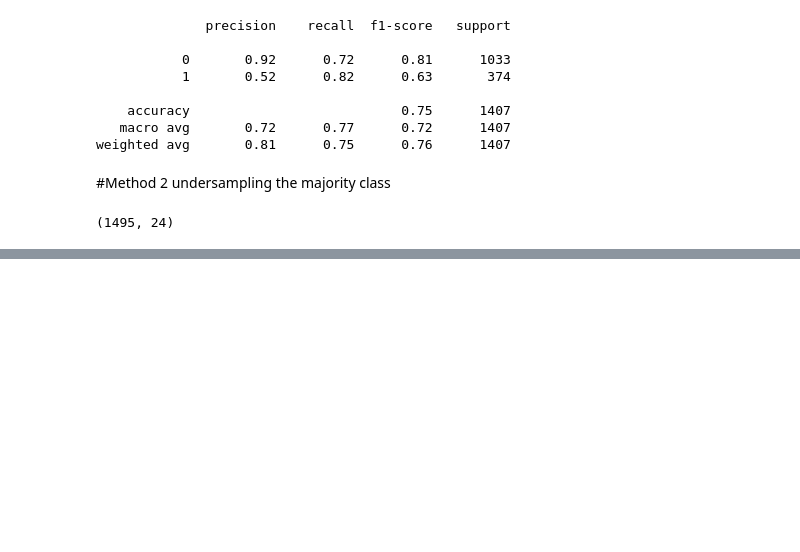
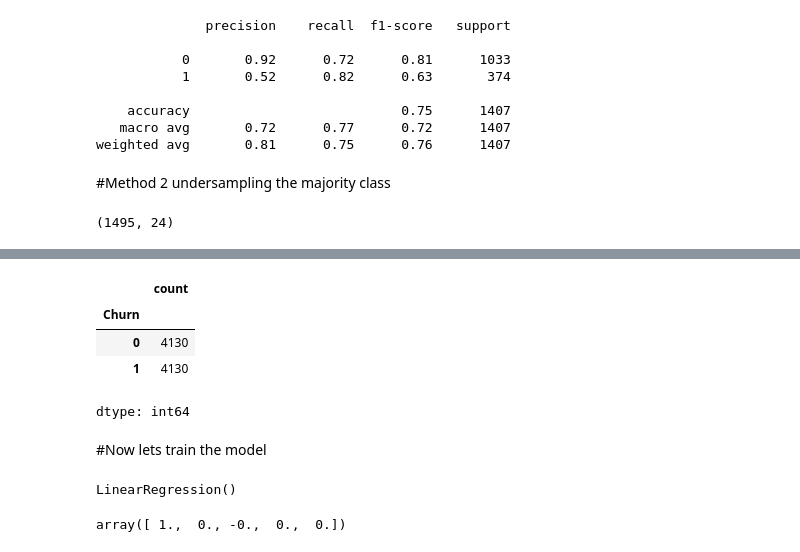
Before and after one commit to babatundeibukun/DEEP-LEARNING-PROJECT---COMPUTER, a Jupyter notebook: final_exercise_handling_imbalance.ipynb, the cells around one changed output, grey strips where cells are left out. Drawn from its saved outputs; the diff is of its cells as text; code cells hidden in the pictures; blank space fills up the shorter version.

```diff
--- a/final_exercise_handling_imbalance.ipynb
+++ b/final_exercise_handling_imbalance.ipynb
@@ -560,0 +613,3 @@ df_train_1 = pd.conca
+# %%
+y = df1['Churn']
+y.head()
@@ -560,0 +624,7 @@ df_train_1 = pd.conca
+# %%
+from sklearn.model_selection import train_test_split
+
+X_train, X_test, y_train, y_test = train_test_split(X, y, test_size = 0.2, random_state = 234, stratify = y)
+# %%
+from imblearn.over_sampling import SMOTE
+smote = SMOTE(sampling_strategy = 'minority')
@@ -560,0 +642,25 @@ df_train_1 = pd.conca
+# %%
+X_sm, y_sm = smote.fit_resample(X_train, y_train)
+# %%
+y_sm.value_counts()
+# %% [output]
+|  | count |
+| Churn |  |
+| 0 | 4130 |
+| 1 | 4130 |
+dtype: int64
+# %% [markdown]
+#Now lets train the model
+# %%
+from sklearn.linear_model import LinearRegression
+
+model = LinearRegression()
+
+model.fit(X_sm,y_sm)
+# %% [output]
+LinearRegression()
+# %%
+y_preds = np.round(model.predict(X_test))
+y_preds[:5]
+# %% [output]
+array([ 1.,  0., -0.,  0.,  0.])
```
Also changed, not shown: parts of 39 cells of this notebook.
